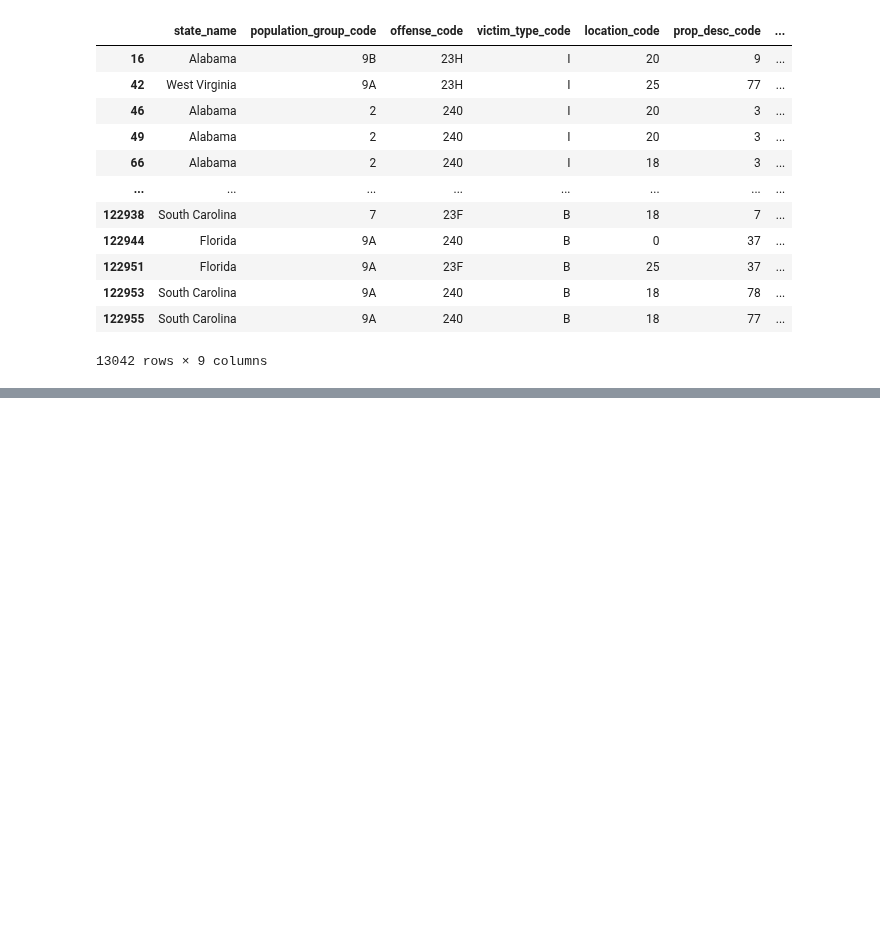
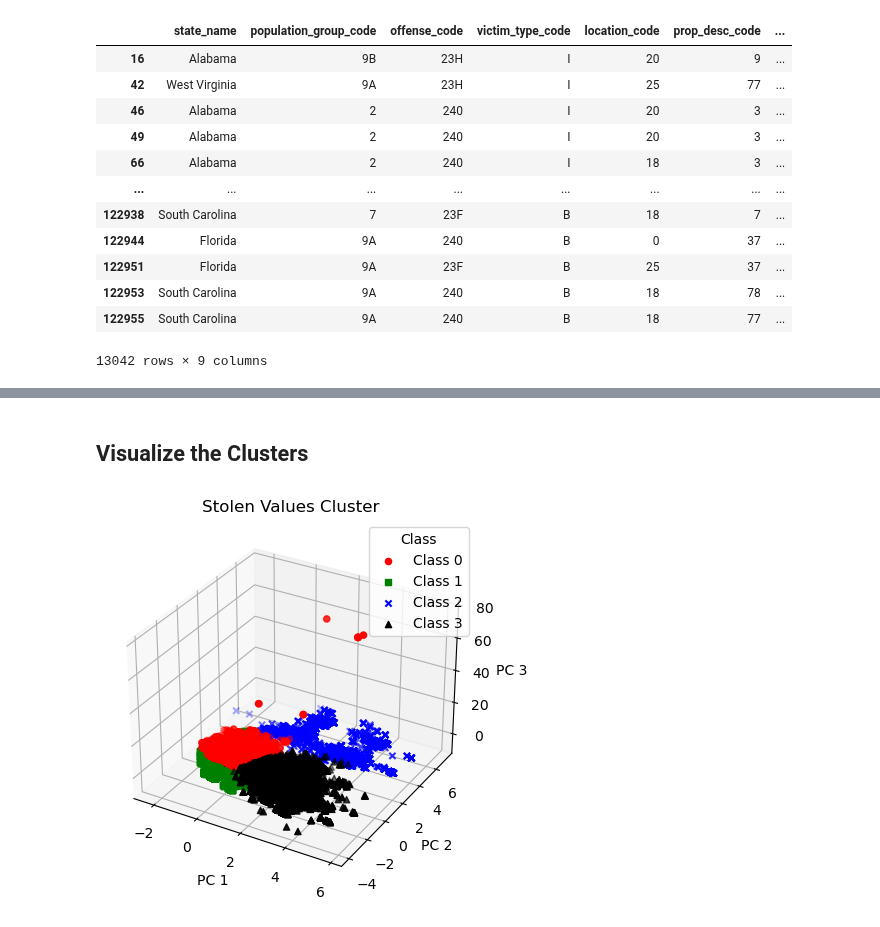
Before and after one commit to Jelsik/DataVisFinalProject-Pentagon, a Jupyter notebook: Cargo_Theft_Clustering.ipynb, the cells around one changed output, grey strips where cells are left out. Cells and saved outputs as stored; diff of their text form; code cells hidden in the pictures; blank space fills up the shorter version.

Commit message:
First attempt at K-Means Clustering

```diff
--- a/Cargo_Theft_Clustering.ipynb
+++ b/Cargo_Theft_Clustering.ipynb
@@ -234,0 +237,10 @@ plt.show()
+# %%
+# Initialize the K-Means model.
+model = KMeans(n_clusters = 4, random_state = 0) # Use Random State of 0 for this one.
+
+# Fit the model
+model.fit(stolenpca_df)
+
+# Predict clusters
+stoleny_pred = model.predict(stolenpca_df)
+stoleny_pred
@@ -234,0 +249,4 @@ plt.show()
+# %%
+# Create the stolen values cluster DataFrame.
+stolen_cluster = stolenpca_df.assign(Class = model.labels_)
+stolen_cluster.head(10)
@@ -234,0 +289,32 @@ plt.show()
+# %% [markdown]
+## Visualize the Clusters
+# %%
+# Create the 3D Scatterplot for the stolen values clusters
+fig = plt.figure()
+ax = fig.add_subplot(projection = "3d")
+
+x0 = stolen_cluster.loc[stolen_cluster.Class == 0]["PC 1"]
+y0 = stolen_cluster.loc[stolen_cluster.Class == 0]["PC 2"]
+z0 = stolen_cluster.loc[stolen_cluster.Class == 0]["PC 3"]
+x1 = stolen_cluster.loc[stolen_cluster.Class == 1]["PC 1"]
+y1 = stolen_cluster.loc[stolen_cluster.Class == 1]["PC 2"]
+z1 = stolen_cluster.loc[stolen_cluster.Class == 1]["PC 3"]
+x2 = stolen_cluster.loc[stolen_cluster.Class == 2]["PC 1"]
+y2 = stolen_cluster.loc[stolen_cluster.Class == 2]["PC 2"]
+z2 = stolen_cluster.loc[stolen_cluster.Class == 2]["PC 3"]
+x3 = stolen_cluster.loc[stolen_cluster.Class == 3]["PC 1"]
+y3 = stolen_cluster.loc[stolen_cluster.Class == 3]["PC 2"]
+z3 = stolen_cluster.loc[stolen_cluster.Class == 3]["PC 3"]
+
+ax.scatter(x0, y0, z0, color = "r", marker = "o", label = "Class 0")
+ax.scatter(x1, y1, z1, color = "g", marker = "s", label = "Class 1")
+ax.scatter(x2, y2, z2, color = "b", marker = "x", label = "Class 2")
+ax.scatter(x3, y3, z3, color = "k", marker = "^", label = "Class 3")
+
+ax.set(xlabel = "PC 1", ylabel = "PC 2", zlabel = "PC 3", title = "Stolen Values Cluster")
+
+ax.legend(title = "Class", loc = "best")
+
+plt.show()
+# %% [output]
+[figure, added]
```
Also changed, not shown: parts of 22 cells of this notebook, 2 other files.
